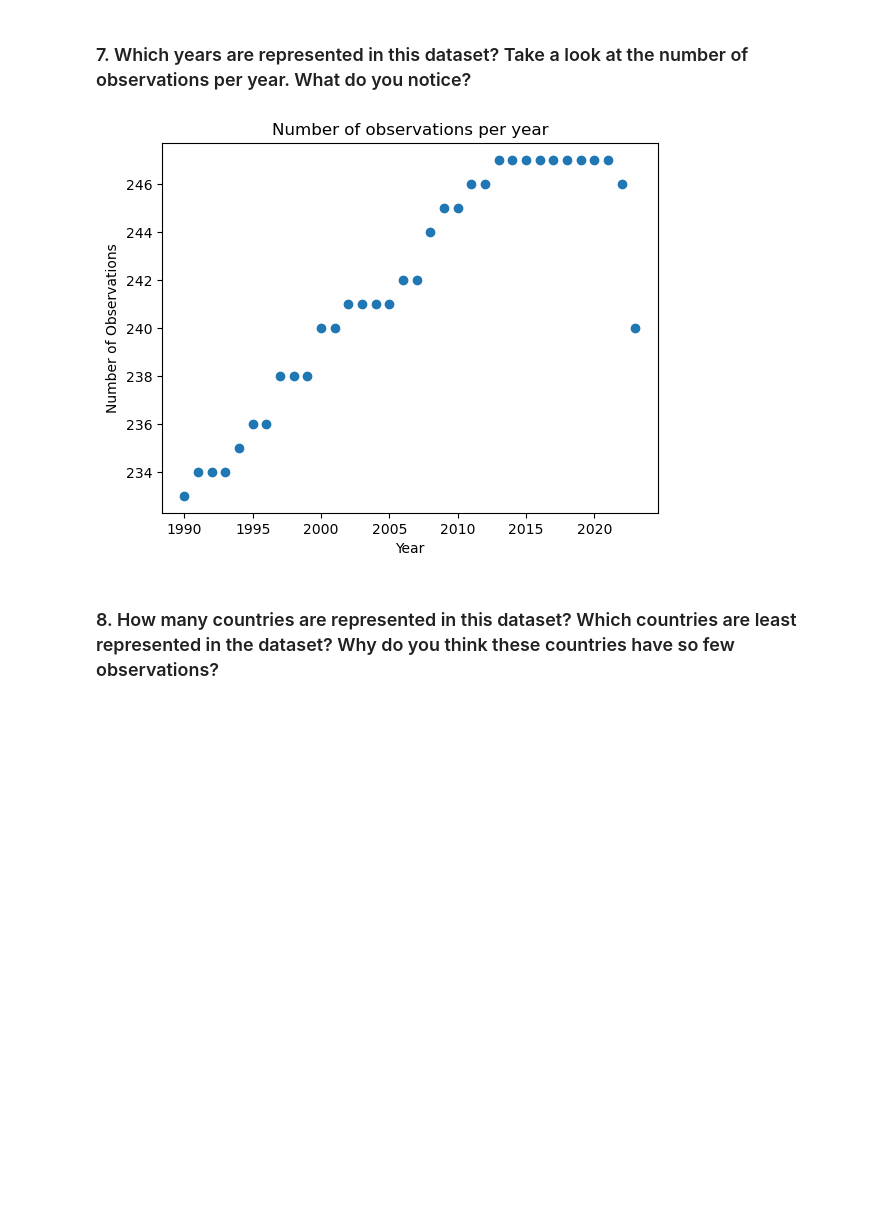
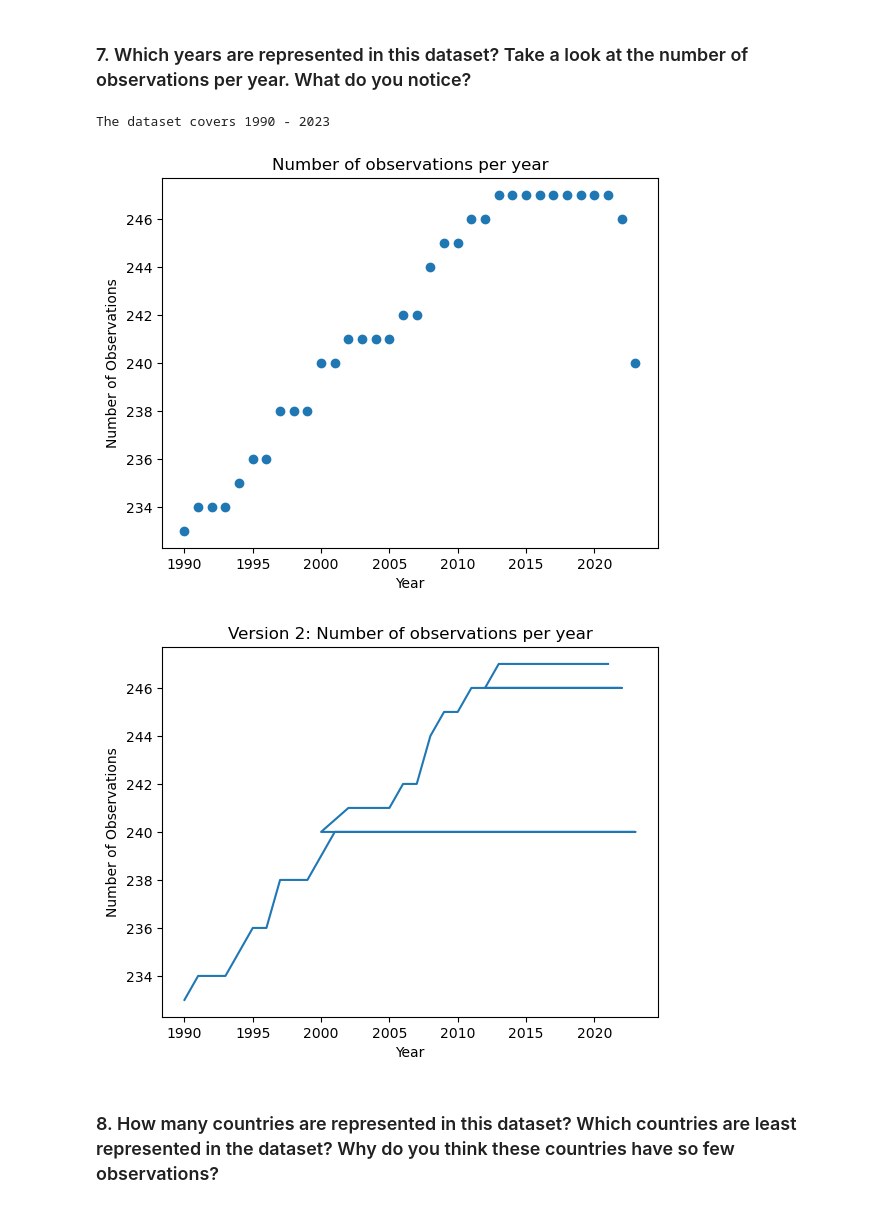
Before and after one commit to nss-data-science-cohort-9/un-exploration-sarahmulloy, a Jupyter notebook: notebooks/UN_Data_Exploration.ipynb, the cells around one changed output. Drawn from its saved outputs; the diff is of its cells as text; code cells hidden in the pictures; blank space fills up the shorter version.

```diff
--- a/notebooks/UN_Data_Exploration.ipynb
+++ b/notebooks/UN_Data_Exploration.ipynb
@@ -40,4 +54,9 @@ gdp_df.tail(10)
 # %% [markdown]
 ### 5. Drop the 'Value Footnotes' column, and rename the remaining columns to 'Country', 'Year', and 'GDP_Per_Capita'.
 # %%
-gdp_df= gdp_df.drop('Value Footnotes', axis=1)
+gdp_df= (
+    gdp_df
+    .drop('Value Footnotes', axis=1)
+)
+gdp_df.columns=['Country', 'Year', 'GDP_Per_Capita']
+gdp_df.head()
@@ -72,16 +97,28 @@ All of the columns have non-null values (so no "NaN" values to be addressed), an
 ### 7. Which years are represented in this dataset? Take a look at the number of observations per year. What do you notice?
 # %%
 year_list= gdp_df['Year'].value_counts().index
+print(f'The dataset covers {year_list.min()} - {year_list.max()}')
 obs_by_year= gdp_df['Year'].value_counts().to_list()
 year_data_as_series= gdp_df['Year'].value_counts()
 
 plt.scatter(year_list, obs_by_year)
 plt.xlabel("Year")
 plt.ylabel('Number of Observations')
 plt.title("Number of observations per year")
 plt.show()
+
+###
+#Cleaner code
+###
+gdp_df['Year'].value_counts().plot()
+plt.xlabel("Year")
+plt.ylabel('Number of Observations')
+plt.title("Version 2: Number of observations per year")
+plt.show()
 # %% [output]
+The dataset covers 1990 - 2023
 [figure]
+[figure, added]
 # %% [markdown]
 ### 8. How many countries are represented in this dataset? Which countries are least represented in the dataset? Why do you think these countries have so few observations?
 # %%
```
Also changed, not shown: parts of 17 cells of this notebook.
